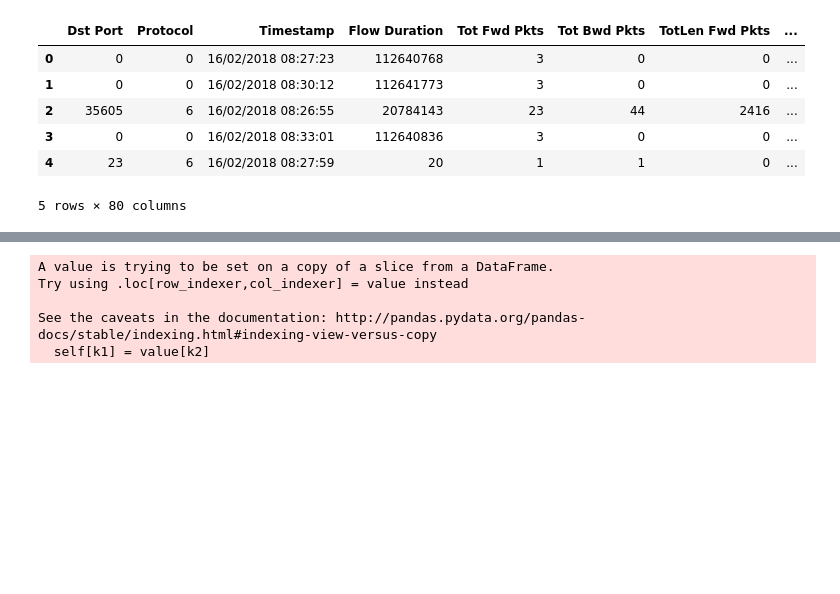
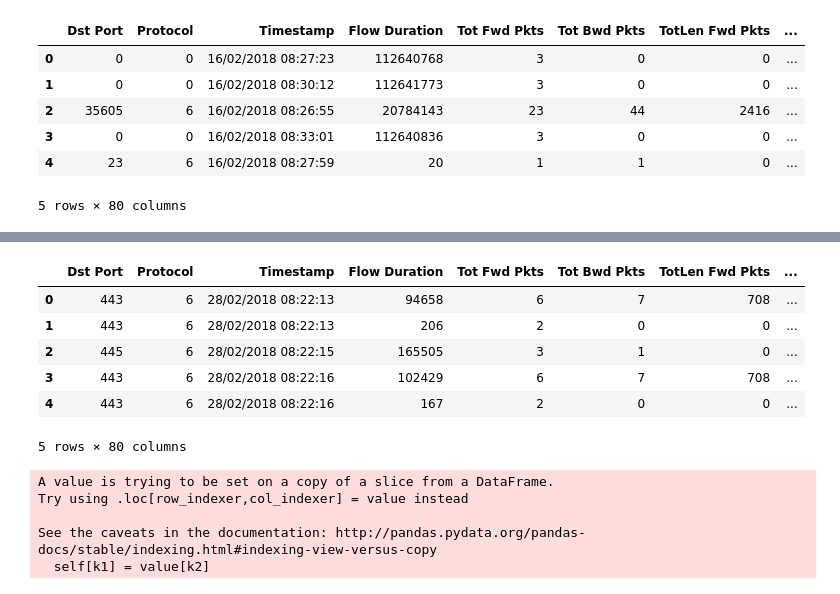
Before and after one commit to developer22-university/NetworkIntrusionDetection, a Jupyter notebook: Young_Features.ipynb, the cells around one changed output, grey strips where cells are left out. Drawn from its saved outputs; the diff is of its cells as text; code cells hidden in the pictures; blank space fills up the shorter version.

```diff
--- a/Young_Features.ipynb
+++ b/Young_Features.ipynb
@@ -20 +31,12 @@ df.head()
+# %%
+df = pd.read_csv('Datasets/Raw_Dataset/Wednesday-28-02-2018_TrafficForML_CICFlowMeter.csv')
+df.head()
+# %% [output]
+|  | Dst Port | Protocol | Timestamp | Flow Duration | Tot Fwd Pkts | Tot Bwd Pkts | TotLen Fwd Pkts | ... |
+| 0 | 443 | 6 | 28/02/2018 08:22:13 | 94658 | 6 | 7 | 708 | ... |
+| 1 | 443 | 6 | 28/02/2018 08:22:13 | 206 | 2 | 0 | 0 | ... |
+| 2 | 445 | 6 | 28/02/2018 08:22:15 | 165505 | 3 | 1 | 0 | ... |
+| 3 | 443 | 6 | 28/02/2018 08:22:16 | 102429 | 6 | 7 | 708 | ... |
+| 4 | 443 | 6 | 28/02/2018 08:22:16 | 167 | 2 | 0 | 0 | ... |
+5 rows × 80 columns
 # %%
```
Also changed, not shown: parts of 19 cells of this notebook, 11 other files.
